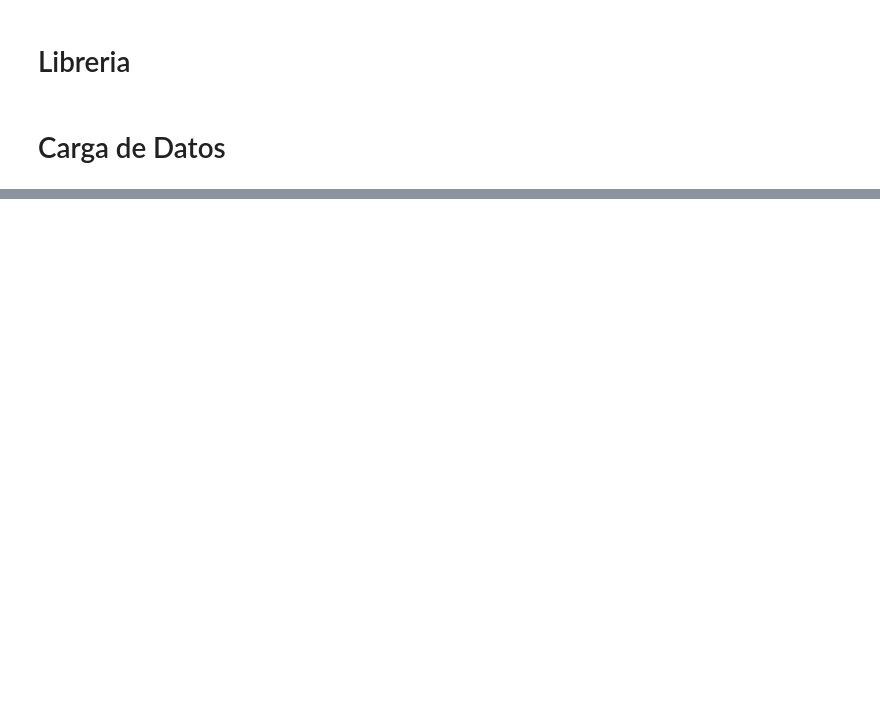
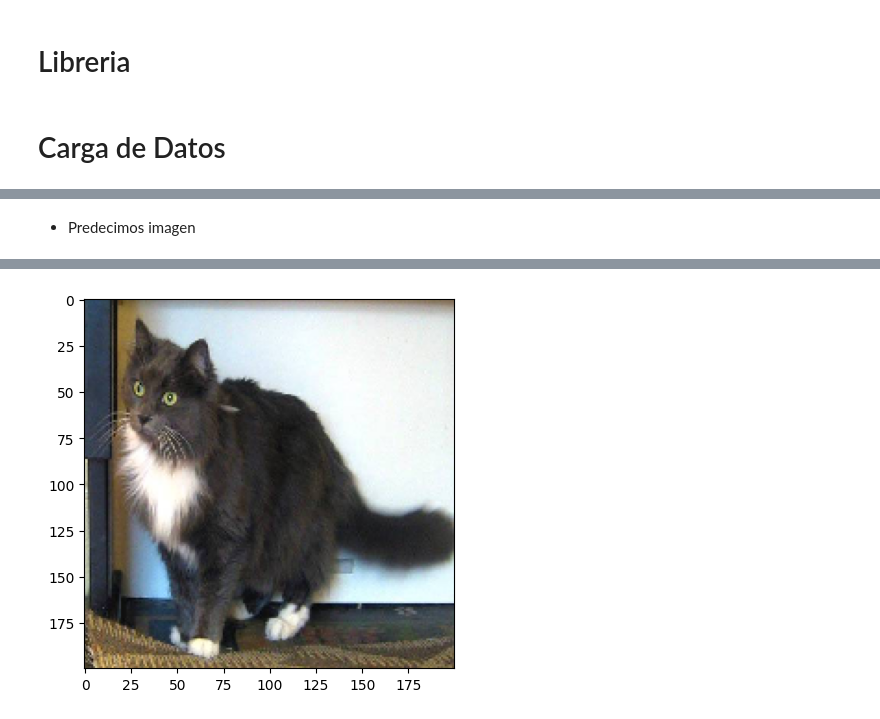
Before and after one commit to Fj-martinez33/imgclassificator, a Jupyter notebook: src/explore.ipynb, the cells around one changed output, grey strips where cells are left out. Cells and saved outputs as stored; diff of their text form; code cells hidden in the pictures; blank space fills up the shorter version.

```diff
--- a/src/explore.ipynb
+++ b/src/explore.ipynb
@@ -53,0 +152,21 @@ Dog files: 12500
+# %%
+#Vamos a comprobar si best_model y el final
+
+def Challengemodels(test):
+
+    #Cargamos los modelos
+    best_model = load_model("../models/best_model.keras")
+    final_model = load_model("../models/rnn-vgg16-e10.keras")
+
+    #Cargamos las metricas.
+    bestAccu, bestLoss = best_model.evaluate(test)
+    finalAccu, finalLoss = final_model.evaluate(test)
+
+    print(f"\n==========\nBest Model Accuracy: {bestAccu}\nFinal Model Accuracy: {finalAccu}\n==========\n")
+
+    if bestAccu > finalAccu:
+        return best_model
+    else:
+        return final_model
+
+model = Challengemodels(dataTest)
@@ -53,0 +181,15 @@ Dog files: 12500
+# %% [markdown]
+- Predecimos imagen
+# %%
+img = image.load_img("../data/raw/test1/9.jpg", target_size = (200, 200))
+img = np.asarray(img)
+plt.imshow(img)
+img = np.expand_dims(img, axis = 0)
+
+output = model.predict(img)
+
+if output[0][0] > 0.5:
+    print("dog")
+else:
+    print("cat")
+# %% [output]
@@ -53,0 +198 @@ Dog files: 12500
+[figure, added]
```
Also changed, not shown: parts of 10 cells of this notebook.
